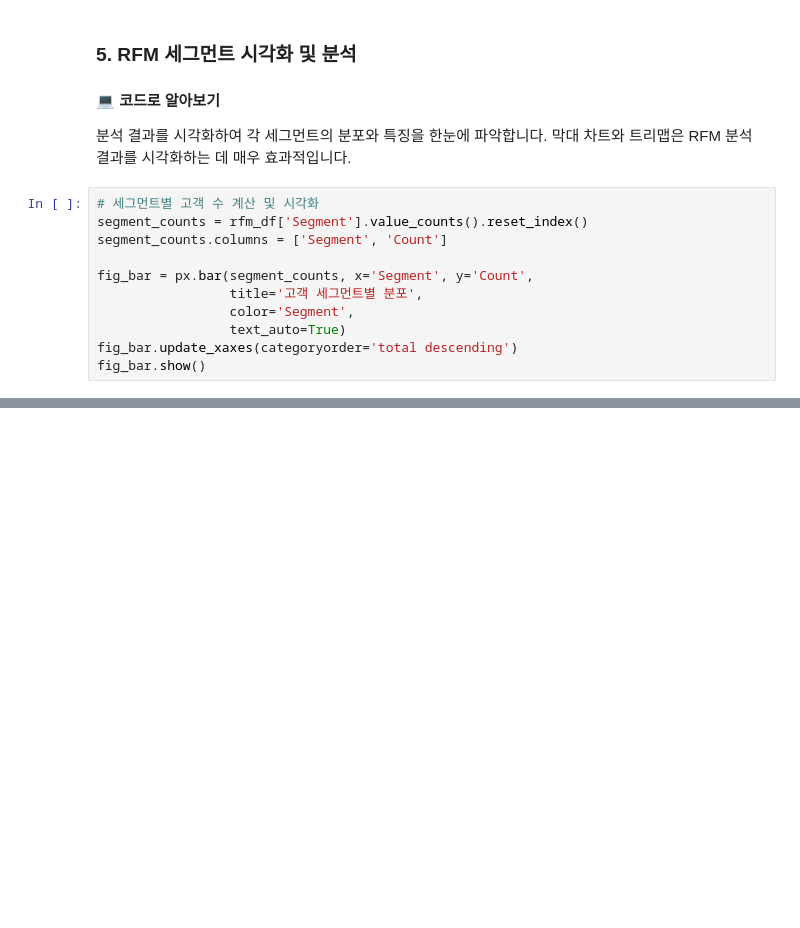
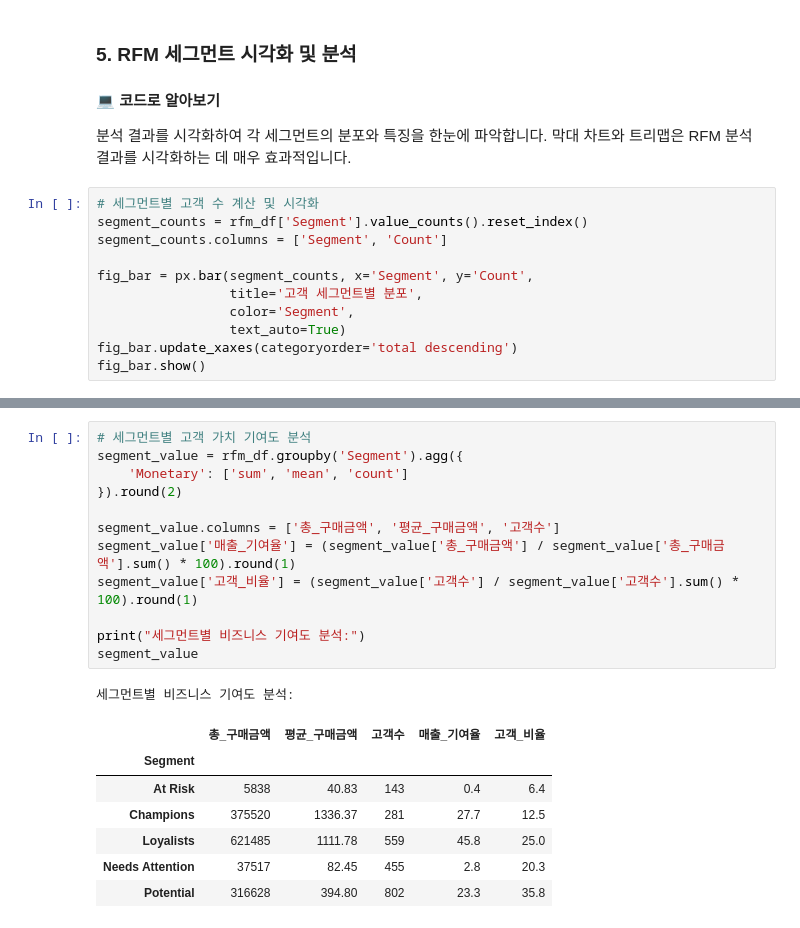
Before and after one commit to 2naayoon/Analysis-Study, a Jupyter notebook: class/0617/Python_ML_Bootcamp_Day2_Part7_RFM.ipynb, the cells around one changed output, grey strips where cells are left out. Cells and saved outputs as stored; diff of their text form; blank space fills up the shorter version.

```diff
--- a/class/0617/Python_ML_Bootcamp_Day2_Part7_RFM.ipynb
+++ b/class/0617/Python_ML_Bootcamp_Day2_Part7_RFM.ipynb
@@ -228,0 +310,21 @@ fig_treemap.show()
+# %%
+# 세그먼트별 고객 가치 기여도 분석
+segment_value = rfm_df.groupby('Segment').agg({
+    'Monetary': ['sum', 'mean', 'count']
+}).round(2)
+
+segment_value.columns = ['총_구매금액', '평균_구매금액', '고객수']
+segment_value['매출_기여율'] = (segment_value['총_구매금액'] / segment_value['총_구매금액'].sum() * 100).round(1)
+segment_value['고객_비율'] = (segment_value['고객수'] / segment_value['고객수'].sum() * 100).round(1)
+
+print("세그먼트별 비즈니스 기여도 분석:")
+segment_value
+# %% [output]
+세그먼트별 비즈니스 기여도 분석:
+|  | 총_구매금액 | 평균_구매금액 | 고객수 | 매출_기여율 | 고객_비율 |
+| Segment |  |  |  |  |  |
+| At Risk | 5838 | 40.83 | 143 | 0.4 | 6.4 |
+| Champions | 375520 | 1336.37 | 281 | 27.7 | 12.5 |
+| Loyalists | 621485 | 1111.78 | 559 | 45.8 | 25.0 |
+| Needs Attention | 37517 | 82.45 | 455 | 2.8 | 20.3 |
+| Potential | 316628 | 394.80 | 802 | 23.3 | 35.8 |
```
Also changed, not shown: parts of 13 cells of this notebook, 22 other files.
